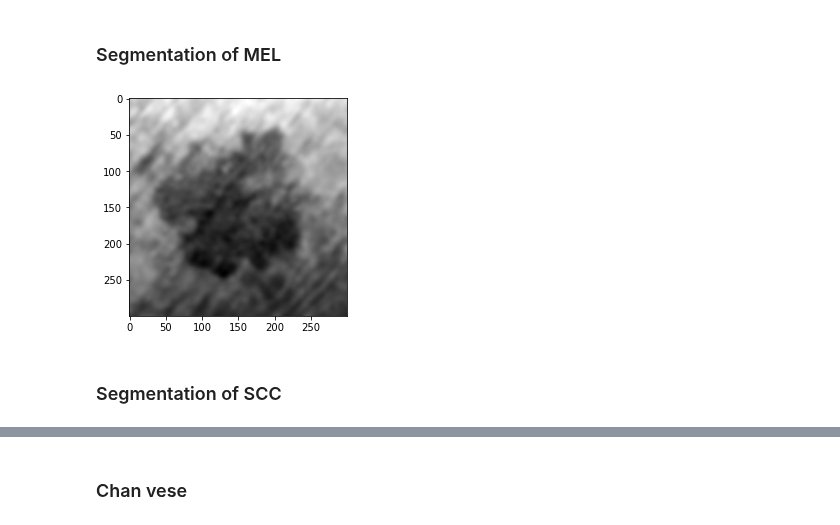
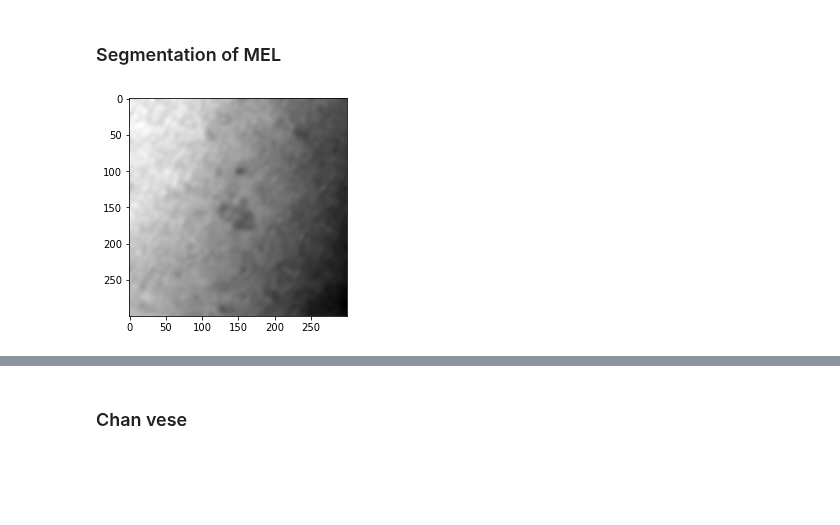
Before and after one commit to julielhagen/First-Year-Project, a Jupyter notebook: Segmentation.ipynb, the cells around one changed output, grey strips where cells are left out. Drawn from its saved outputs; the diff is of its cells as text; code cells hidden in the pictures; blank space fills up the shorter version.

```diff
--- a/Segmentation.ipynb
+++ b/Segmentation.ipynb
@@ -109,4 +98,0 @@ plt.imshow(im_mask, cmap='gray')
-# %%
-im_mask = generate_rgb_mask(images[1])
-
-plt.imshow(im_mask, cmap='gray')
@@ -116,6 +99,6 @@ plt.imshow(im_mask, cmap='gray')
 # %%
 def save_mask(im, im_path, im_mask):
-    mask_path = 'img_segmentation_test/' + '_mask.'.join(im_path.split('.'))
+    mask_path = 'imgs_mev/' + '_mask.'.join(im_path.split('.'))
     im_path = 'img_segmentation_test/' + im_path
 
     mpimg.imsave(mask_path,im_mask)
@@ -227,16 +189,21 @@ save_images(images_sek, paths_sek, 'imgs_sek/')
+# %%
+images_sek = []
+
+for im_path in paths_sek:
+    image = prep_im(im_path, "imgs_sek/", output_shape = (300,300))
+    arr = np.asarray(image)
+    images_sek.append(arr)
 # %% [markdown]
 ### Segmentation of MEL
 # %%
 def save_mask(im_path, im_mask):
-    mask_path = 'imgs_mel/' + '_mask3.'.join(im_path.split('.'))
+    mask_path = 'imgs_sek/' + '_mask.'.join(im_path.split('.'))
 
     mpimg.imsave(mask_path,im_mask)
 # %%
-for i in range(len(images_mel)):
-    im_mask = generate_gaussian_mask(images_mel[i])
+for i in range(len(images_sek)):
+    im_mask = generate_gaussian_mask(images_sek[i])
 
-    save_mask(paths_mel[i], im_mask)
+    save_mask(paths_sek[i], im_mask)
 # %% [output]
-[figure, old version]
+[figure, new version]
-# %% [markdown]
-### Segmentation of SCC
```
Also changed, not shown: parts of 20 cells of this notebook.
